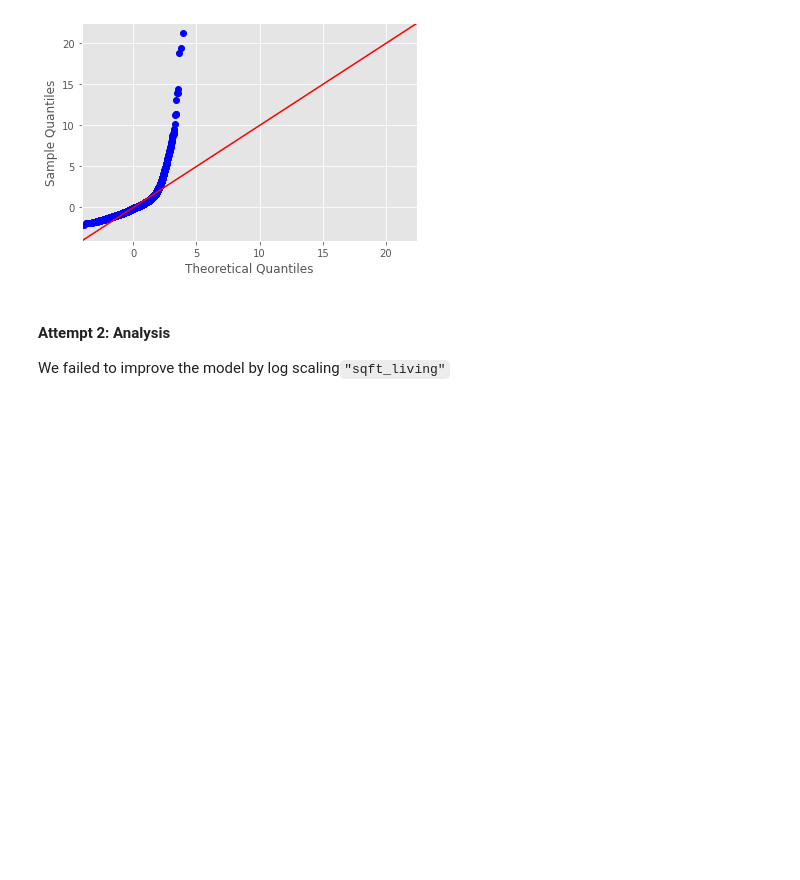
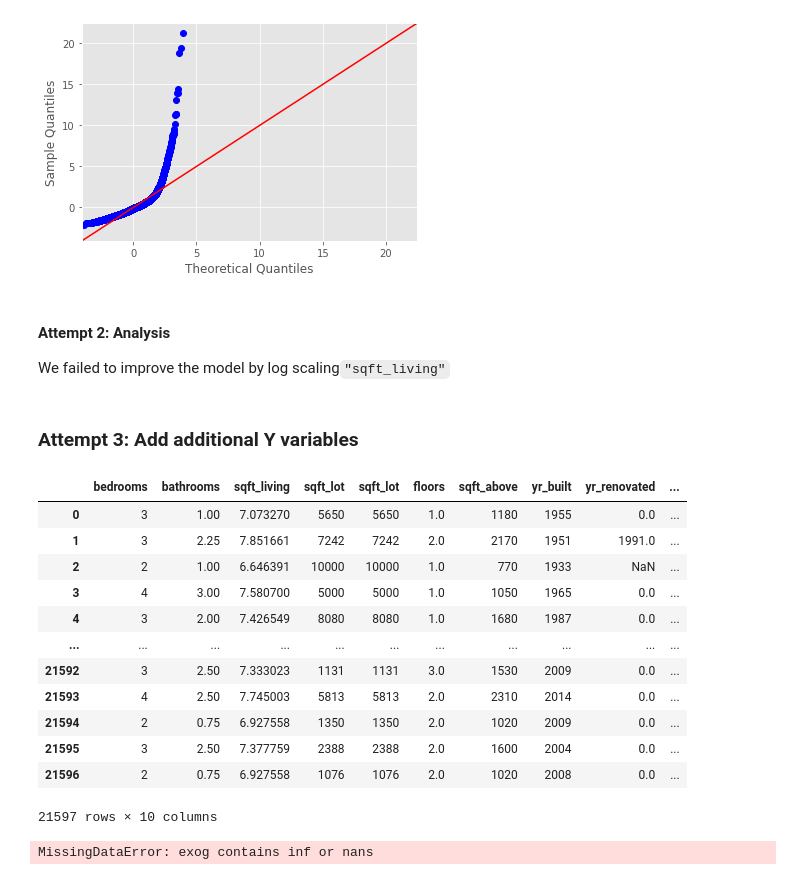
Before and after one commit to ondugba/Housing_Price_Predictor, a Jupyter notebook: Alex.ipynb, the cells around one changed output. Saved outputs shown, nothing was run; the diff lists cells and outputs as text; code cells hidden in the pictures; blank space fills up the shorter version.

```diff
--- a/Alex.ipynb
+++ b/Alex.ipynb
@@ -149,6 +213,7 @@ Numeric columns offer the simplest starting point for linear regression. Investi
 # %%
 #Investigate correlations of valid numeric columns and price
 valid_numeric_columns_df = df[["price","bedrooms","bathrooms","sqft_living","sqft_lot","sqft_lot","floors","sqft_above","yr_built","yr_renovated","sqft_living15"]]
+valid_numeric_columns = ["price","bedrooms","bathrooms","sqft_living","sqft_lot","sqft_lot","floors","sqft_above","yr_built","yr_renovated","sqft_living15"]
 # %%
 abs(valid_numeric_columns_df.corrwith(valid_numeric_columns_df['price'])).sort_values(ascending=False)
 # %% [output]
@@ -449,3 +516,27 @@ fig = sm.graphics.qqplot(refined_model_2_resid, dist=stats.norm, line='45', fit=
 # %% [markdown]
 #### Attempt 2: Analysis
 We failed to improve the model by log scaling`"sqft_living"`
+# %% [markdown]
+### Attempt 3: Add additional Y variables
+# %%
+df[valid_numeric_columns].drop(columns=['price'])
+# %% [output]
+|  | bedrooms | bathrooms | sqft_living | sqft_lot | sqft_lot | floors | sqft_above | yr_built | yr_renovated | ... |
+| 0 | 3 | 1.00 | 7.073270 | 5650 | 5650 | 1.0 | 1180 | 1955 | 0.0 | ... |
+| 1 | 3 | 2.25 | 7.851661 | 7242 | 7242 | 2.0 | 2170 | 1951 | 1991.0 | ... |
+| 2 | 2 | 1.00 | 6.646391 | 10000 | 10000 | 1.0 | 770 | 1933 | NaN | ... |
+| 3 | 4 | 3.00 | 7.580700 | 5000 | 5000 | 1.0 | 1050 | 1965 | 0.0 | ... |
+| 4 | 3 | 2.00 | 7.426549 | 8080 | 8080 | 1.0 | 1680 | 1987 | 0.0 | ... |
+| ... | ... | ... | ... | ... | ... | ... | ... | ... | ... | ... |
+| 21592 | 3 | 2.50 | 7.333023 | 1131 | 1131 | 3.0 | 1530 | 2009 | 0.0 | ... |
+| 21593 | 4 | 2.50 | 7.745003 | 5813 | 5813 | 2.0 | 2310 | 2014 | 0.0 | ... |
+| 21594 | 2 | 0.75 | 6.927558 | 1350 | 1350 | 2.0 | 1020 | 2009 | 0.0 | ... |
+| 21595 | 3 | 2.50 | 7.377759 | 2388 | 2388 | 2.0 | 1600 | 2004 | 0.0 | ... |
+| 21596 | 2 | 0.75 | 6.927558 | 1076 | 1076 | 2.0 | 1020 | 2008 | 0.0 | ... |
+21597 rows × 10 columns
+# %%
+endog = df['price']
+exog = sm.add_constant(df[valid_numeric_columns].drop(columns=['price']))
+refined_model_3 = sm.OLS(endog, exog).fit()
+# %% [output]
+MissingDataError: exog contains inf or nans
```
Also changed, not shown: parts of 17 cells of this notebook.
